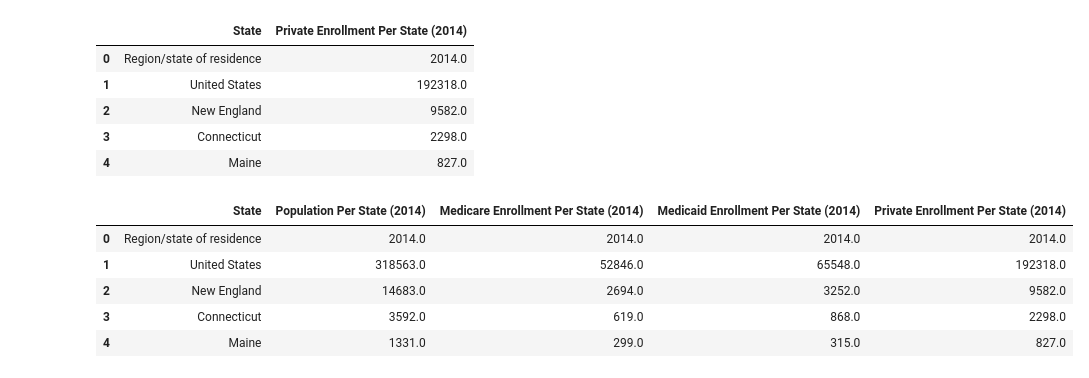
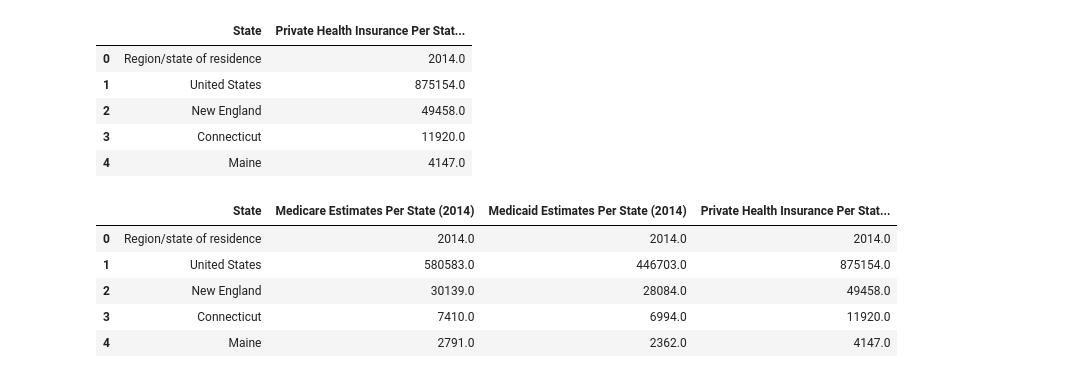
Before and after one commit to aakula7/Health-Literacy-COVID19, a Jupyter notebook: Health Care Access/Clean Data/Health Insurance Costs Per State/Cleaning - Template.ipynb, the cells around one changed output. Saved outputs shown, nothing was run; the diff lists cells and outputs as text; code cells hidden in the pictures.

```diff
--- a/Health Care Access/Clean Data/Health Insurance Costs Per State/Cleaning - Template.ipynb
+++ b/Health Care Access/Clean Data/Health Insurance Costs Per State/Cleaning - Template.ipynb
@@ -3,13 +3,12 @@ import pandas as pd
 import numpy as np
 from functools import reduce
 # %%
-Tab21 = pd.read_excel('Residence_all_tables.xlsx', 'Table 21 Population')
-Tab24 = pd.read_excel('Residence_all_tables.xlsx', 'Table 24 Medicare Enrollment')
-Tab27 = pd.read_excel('Residence_all_tables.xlsx', 'Table 27 Medicaid Enrollment')
-Tab30 = pd.read_excel('Residence_all_tables.xlsx', 'Table 30 Private Enrollment')
+Tab22 = pd.read_excel('Residence_all_tables.xlsx', 'Table 22 Medicare')
+Tab25 = pd.read_excel('Residence_all_tables.xlsx', 'Table 25 Medicaid')
+Tab28 = pd.read_excel('Residence_all_tables.xlsx', 'Table 28 Private Health')
 # %%
-Tab21 = Tab21.rename(columns = {'Table 21: US Population Estimates by State - 1991 - 2014 (in Thousands)':'State',
-                             'Unnamed: 24':'Population Per State (2014)'})
-Tab21 = Tab21[['State', 'Population Per State (2014)']]
-Tab21.head()
+Tab22 = Tab22.rename(columns = {'Table 22: Medicare State Estimates by State of Residence (1991-2014) - Personal Health Care (Millions of Dollars)':'State',
+                             'Unnamed: 24':'Medicare Estimates Per State (2014)'})
+Tab22 = Tab22[['State', 'Medicare Estimates Per State (2014)']]
+Tab22.head()
 # %% [output]
@@ -22,6 +21,6 @@ Tab21.head()
 # %%
-Tab24 = Tab24.rename(columns = {'Table 24: Medicare Enrollment- 1991-2014 (in Thousands)':'State',
-                             'Unnamed: 24':'Medicare Enrollment Per State (2014)'})
-Tab24 = Tab24[['State', 'Medicare Enrollment Per State (2014)']]
-Tab24.head()
+Tab25 = Tab25.rename(columns = {'Table 25: Medicaid State Estimates by State of Residence (1991-2014) - Personal Health Care (Millions of Dollars)':'State',
+                             'Unnamed: 24':'Medicaid Estimates Per State (2014)'})
+Tab25 = Tab25[['State', 'Medicaid Estimates Per State (2014)']]
+Tab25.head()
 # %% [output]
@@ -46,23 +33,23 @@ Tab27.head()
 # %%
-Tab30 = Tab30.rename(columns = {'Table 30: Private Health Insurance Enrollment -  2001-2014  (in Thousands)':'State',
-                             'Unnamed: 14':'Private Enrollment Per State (2014)'})
-Tab30 = Tab30[['State', 'Private Enrollment Per State (2014)']]
-Tab30.head()
+Tab28 = Tab28.rename(columns = {'Table 28: Private Health Insurance State Estimates by State of Residence (2001-2014) - Personal Health Care (Millions of Dollars)':'State',
+                             'Unnamed: 14':'Private Health Insurance Per State (2014)'})
+Tab28 = Tab28[['State', 'Private Health Insurance Per State (2014)']]
+Tab28.head()
 # %% [output]
-|  | State | Private Enrollment Per State (2014) |
+|  | State | Private Health Insurance Per Stat... |
 | 0 | Region/state of residence | 2014.0 |
-| 1 | United States | 192318.0 |
-| 2 | New England | 9582.0 |
-| 3 | Connecticut | 2298.0 |
-| 4 | Maine | 827.0 |
+| 1 | United States | 875154.0 |
+| 2 | New England | 49458.0 |
+| 3 | Connecticut | 11920.0 |
+| 4 | Maine | 4147.0 |
 # %%
-HealthInsDF = [Tab21, Tab24, Tab27, Tab30]
-HealthInsFinal = reduce(lambda left, right: pd.merge(left, right, on = 'State', how = 'outer'), HealthInsDF)
-HealthInsFinal.head()
+HealthInsCPS = [Tab22, Tab25, Tab28]
+HealthInsCPS = reduce(lambda left, right: pd.merge(left, right, on = 'State', how = 'outer'), HealthInsCPS)
+HealthInsCPS.head()
 # %% [output]
-|  | State | Population Per State (2014) | Medicare Enrollment Per State (2014) | Medicaid Enrollment Per State (2014) | Private Enrollment Per State (2014) |
-| 0 | Region/state of residence | 2014.0 | 2014.0 | 2014.0 | 2014.0 |
-| 1 | United States | 318563.0 | 52846.0 | 65548.0 | 192318.0 |
-| 2 | New England | 14683.0 | 2694.0 | 3252.0 | 9582.0 |
-| 3 | Connecticut | 3592.0 | 619.0 | 868.0 | 2298.0 |
-| 4 | Maine | 1331.0 | 299.0 | 315.0 | 827.0 |
+|  | State | Medicare Estimates Per State (2014) | Medicaid Estimates Per State (2014) | Private Health Insurance Per Stat... |
+| 0 | Region/state of residence | 2014.0 | 2014.0 | 2014.0 |
+| 1 | United States | 580583.0 | 446703.0 | 875154.0 |
+| 2 | New England | 30139.0 | 28084.0 | 49458.0 |
+| 3 | Connecticut | 7410.0 | 6994.0 | 11920.0 |
+| 4 | Maine | 2791.0 | 2362.0 | 4147.0 |
```
Also changed, not shown: parts of 8 cells of this notebook, 4 other files.
